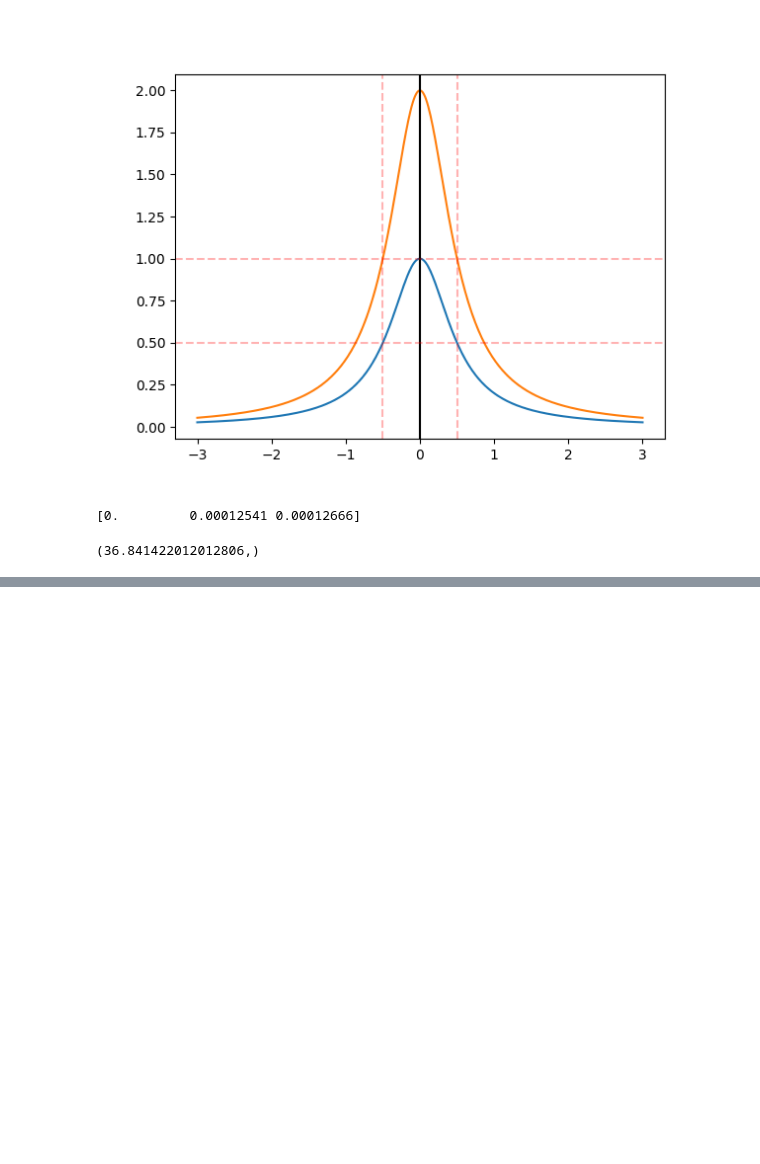
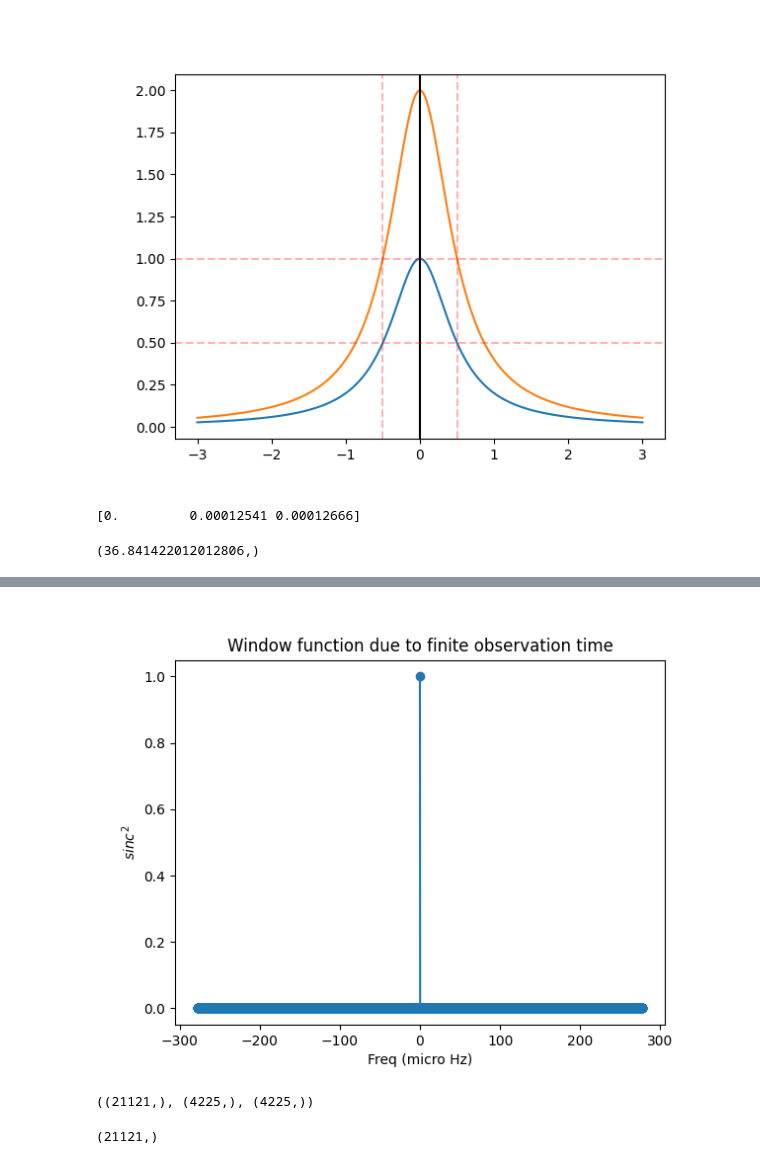
Before and after one commit to ghanghasnipun/damped-harmonic-oscillator, a Jupyter notebook: window_function_ft.ipynb, the cells around one changed output, grey strips where cells are left out. Drawn from its saved outputs; the diff is of its cells as text; code cells hidden in the pictures; blank space fills up the shorter version.

```diff
--- a/window_function_ft.ipynb
+++ b/window_function_ft.ipynb
@@ -118,0 +140,20 @@ plt.show()
+# %%
+plt.figure()
+plt.plot(signal_freq2*1e6,sinc_part,'o-')
+# plt.xlim(-1,1)
+plt.title('Window function due to finite observation time')
+plt.xlabel('Freq (micro Hz)')
+plt.ylabel(r'$sinc^2$')
+# plt.legend()
+plt.show()
+# %% [output]
+[figure, added]
+# %%
+psd.shape,psd2.shape,sinc_part.shape
+# %% [output]
+((21121,), (4225,), (4225,))
+# %%
+conv_signal = scipy.signal.convolve(psd,sinc_part,'same')
+conv_signal.shape
+# %% [output]
+(21121,)
```
Also changed, not shown: parts of 13 cells of this notebook.
